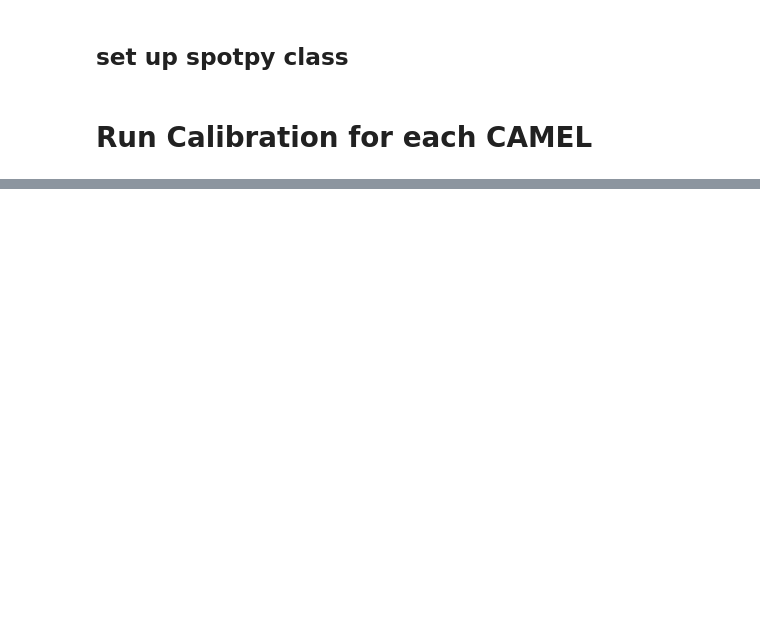
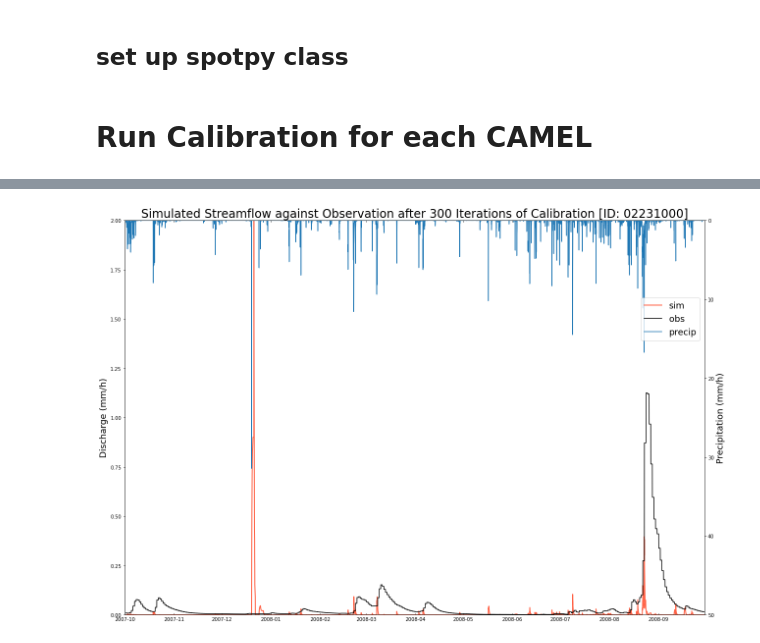
Before and after one commit to bolotinl/nextgen-form-eval, a Jupyter notebook: Calibration/Calibration_1_basin.ipynb, the cells around one changed output, grey strips where cells are left out. Drawn from its saved outputs; the diff is of its cells as text; code cells hidden in the pictures; blank space fills up the shorter version.

```diff
--- a/Calibration/Calibration_1_basin.ipynb
+++ b/Calibration/Calibration_1_basin.ipynb
@@ -176 +312,76 @@ for i in range(basin_list.shape[0]):
+# %%
+# plot simulation results against observation
+for i in range(basin_list.shape[0]):
+    # if i == 1 : break
+
+    if i != 130: continue
+
+    g = basin_list[0][i]
+
+    # load obs data
+    obs_filename = '0' + str(g) + '-usgs-hourly.csv'
+    obs_file = os.path.join(obs_dir,obs_filename)
+    data = pd.read_csv(obs_file)
+
+    obs_data = data['QObs_CAMELS(mm/h)'].values
+    eval_dates = data['date'].values
+
+    # define start time and end calibration period for usgs streamflow obs.
+    cal_start_idx_usgs = np.where(eval_dates=='2007-10-01 00:00:00')
+    eval_dates = eval_dates[cal_start_idx_usgs[0][0]:]
+    obs_data = obs_data[cal_start_idx_usgs[0][0]:]
+
+    cal_end_idx_usgs = np.where(eval_dates=='2013-09-30 23:00:00')
+    eval_dates = eval_dates[:cal_end_idx_usgs[0][0]+1]
+    obs_data = obs_data[:cal_end_idx_usgs[0][0]+1]
+
+    eval_dates = [pd.Timestamp(eval_dates[i]) for i in range(len(eval_dates))]
+
+    # import precipitation data
+    forcing_filename = '0' + str(g) + '_hourly_nldas.csv'
+    forcing_file = os.path.join(obs_dir,forcing_filename)
+    with open(forcing_file, 'r') as f: df_forcing = pd.read_csv(f)
+
+    precip = df_forcing['total_precipitation']
+
+    cal_start_idx_nldas = np.where(df_forcing['date']=='2007-10-01 00:00:00')
+    cal_end_idx_nldas = np.where(df_forcing['date'].values=='2013-09-30 23:00:00')
+
+    precip = precip.iloc[cal_start_idx_nldas[0][0]:cal_end_idx_nldas[0][0]+1]
+
+    # load best sim results
+    best_run_filename = str(g) + '_best_run.json'
+    best_run_file = os.path.join(best_run_dir,best_run_filename)
+    f = open(best_run_file)
+    best_run = json.load(f)
+    f.close()
+    best_sim = np.array(best_run['best simulation results'])
+
+    # plot the figure
+    fig, ax1 = plt.subplots(figsize = (18,12))
+    p1, = ax1.plot(eval_dates[0:8760],best_sim[0:8760],'tomato', linewidth = 2,label = "sim")
+    p2, = ax1.plot(eval_dates[0:8760],obs_data[0:8760],'k',label = "obs")
+    ax1.set_ylabel('Discharge (mm/h)',fontsize = 18)
+    ax1.set_ylim([0,2])
+    ax1.margins(x=0)
+    ax1.xaxis.set_ticks_position('both')
+    ax1.xaxis.set_label_position('bottom')
+    ax1.tick_params(axis="x",direction="in")
+    ax2 = ax1.twinx()
+    p3, = ax2.plot(eval_dates[0:8760],precip[0:8760],'tab:blue', label = "precip")
+    ax2.set_ylim([50,0])
+    ax2.margins(x=0)
+    #ax2.invert_yaxis()
+    ax2.set_ylabel('Precipitation (mm/h)',fontsize = 18)
+    ax2.set_xlabel('Date', fontsize = 18)
+    plt.legend(handles = [p1,p2,p3],fontsize = 18, loc='right', bbox_to_anchor=(0.5, 0.5, 0.5, 0.5))
+    plt.title(f"Simulated Streamflow against Observation after {N} Iterations of Calibration [ID: 0{g}]", fontsize = 24)
+    plt.tight_layout()
+    #plt.show()
+
+    comparison_imgname = str(g) + "_comparison.png"
+    comparison_imgfile = os.path.join(png_dir,comparison_imgname)
+    plt.savefig(comparison_imgfile,bbox_inches='tight')
+# %% [output]
+[figure, added]
 # %%
```
Also changed, not shown: parts of 17 cells of this notebook, 3 other files.
